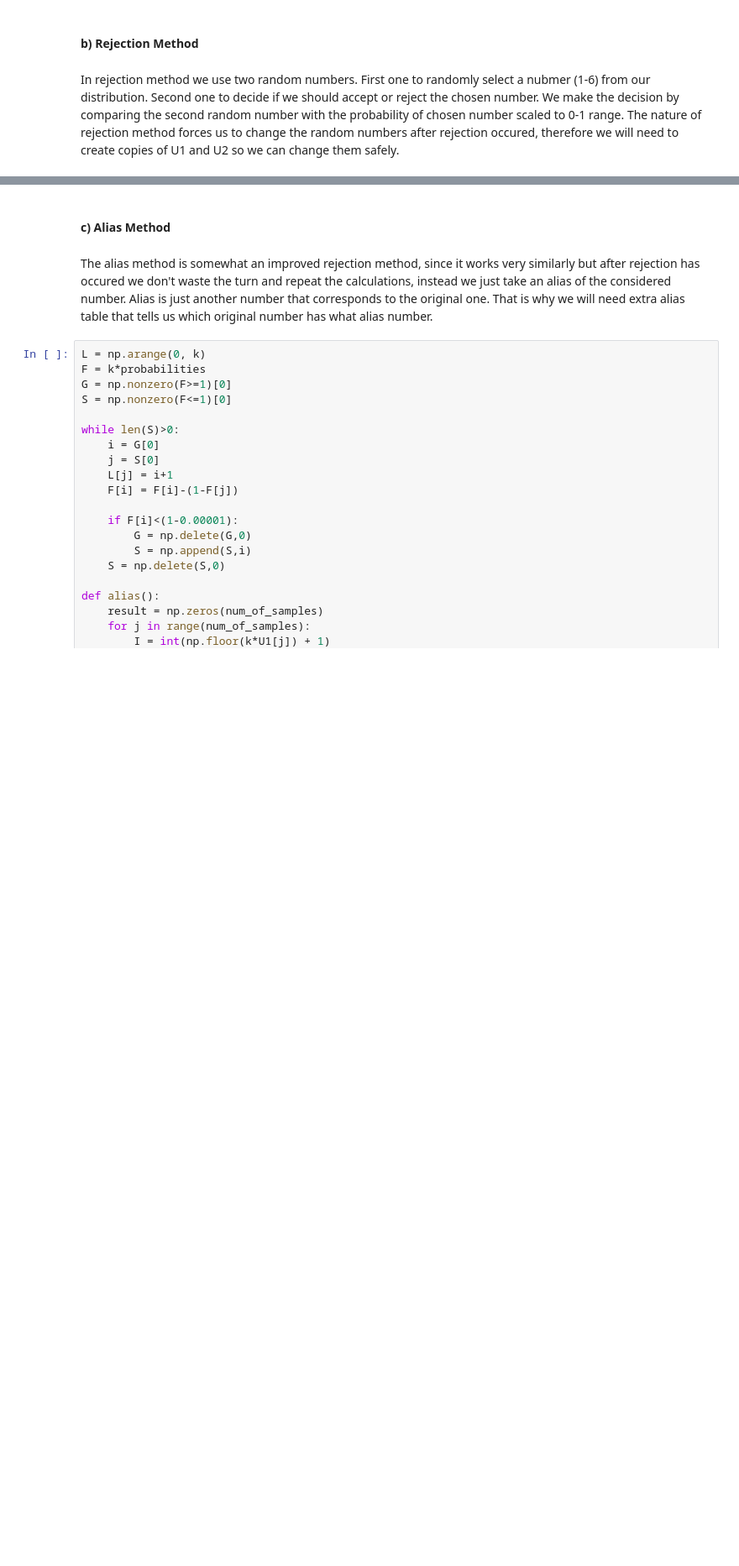
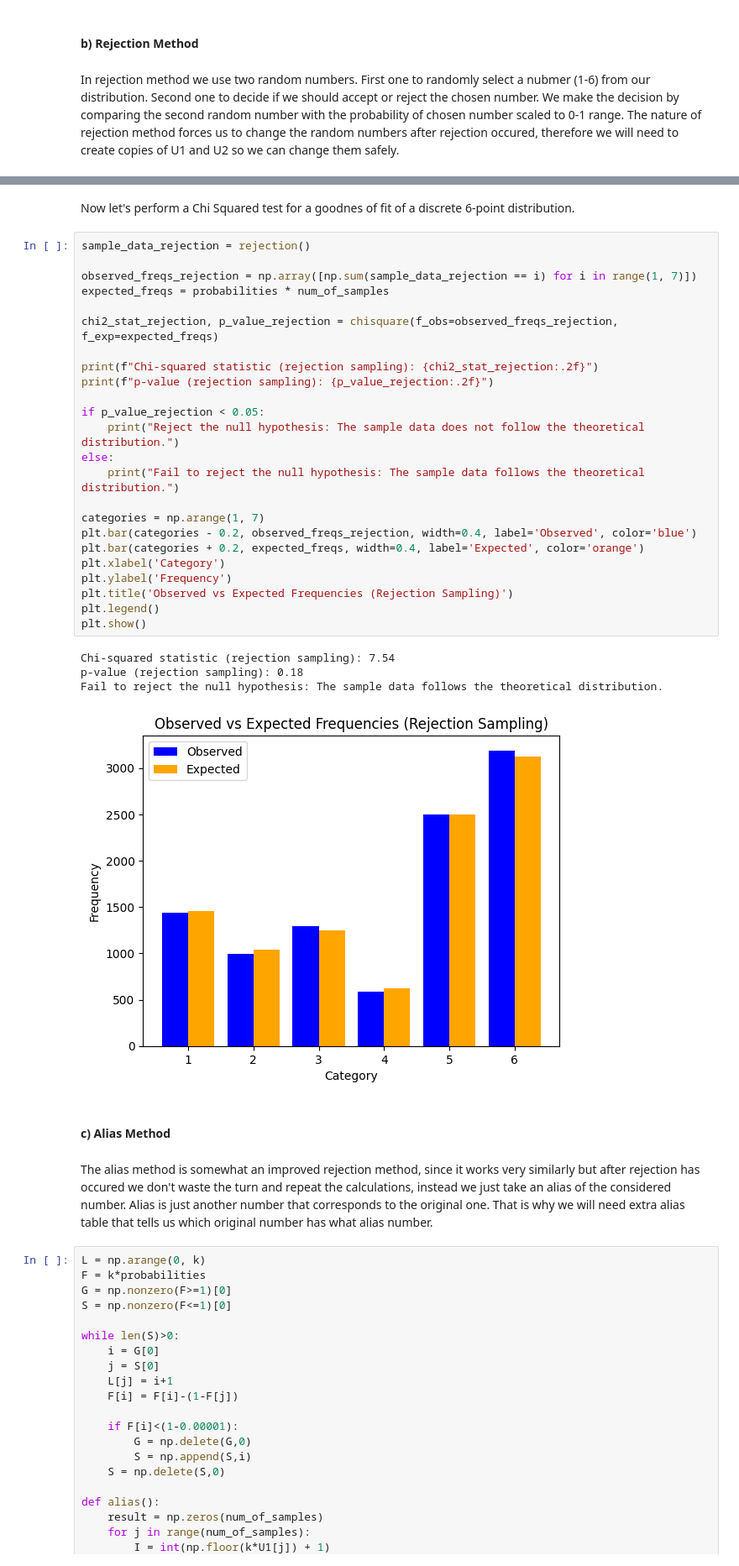
Before and after one commit to Jakub-Oszczak/stochastic_simulation, a Jupyter notebook: ex2.ipynb, the cells around one changed output, grey strips where cells are left out. Shown at 84% size. Cells and saved outputs as stored; diff of their text form; blank space fills up the shorter version.

```diff
--- a/ex2.ipynb
+++ b/ex2.ipynb
@@ -88,3 +141,34 @@ array([6., 3., 2., ..., 3., 5., 5.])
+# %% [markdown]
+Now let's perform a Chi Squared test for a goodnes of fit of a discrete 6-point distribution.
+# %%
+sample_data_rejection = rejection()
+
+observed_freqs_rejection = np.array([np.sum(sample_data_rejection == i) for i in range(1, 7)])
+expected_freqs = probabilities * num_of_samples
+
+chi2_stat_rejection, p_value_rejection = chisquare(f_obs=observed_freqs_rejection, f_exp=expected_freqs)
+
+print(f"Chi-squared statistic (rejection sampling): {chi2_stat_rejection:.2f}")
+print(f"p-value (rejection sampling): {p_value_rejection:.2f}")
+
+if p_value_rejection < 0.05:
+    print("Reject the null hypothesis: The sample data does not follow the theoretical distribution.")
+else:
+    print("Fail to reject the null hypothesis: The sample data follows the theoretical distribution.")
+
+categories = np.arange(1, 7)
+plt.bar(categories - 0.2, observed_freqs_rejection, width=0.4, label='Observed', color='blue')
+plt.bar(categories + 0.2, expected_freqs, width=0.4, label='Expected', color='orange')
+plt.xlabel('Category')
+plt.ylabel('Frequency')
+plt.title('Observed vs Expected Frequencies (Rejection Sampling)')
+plt.legend()
+plt.show()
+# %% [output]
+Chi-squared statistic (rejection sampling): 7.54
+p-value (rejection sampling): 0.18
+Fail to reject the null hypothesis: The sample data follows the theoretical distribution.
+[figure, added]
 # %% [markdown]
 #### c) Alias Method
 # %% [markdown]
```
Also changed, not shown: parts of 11 cells of this notebook, 3 other files.
